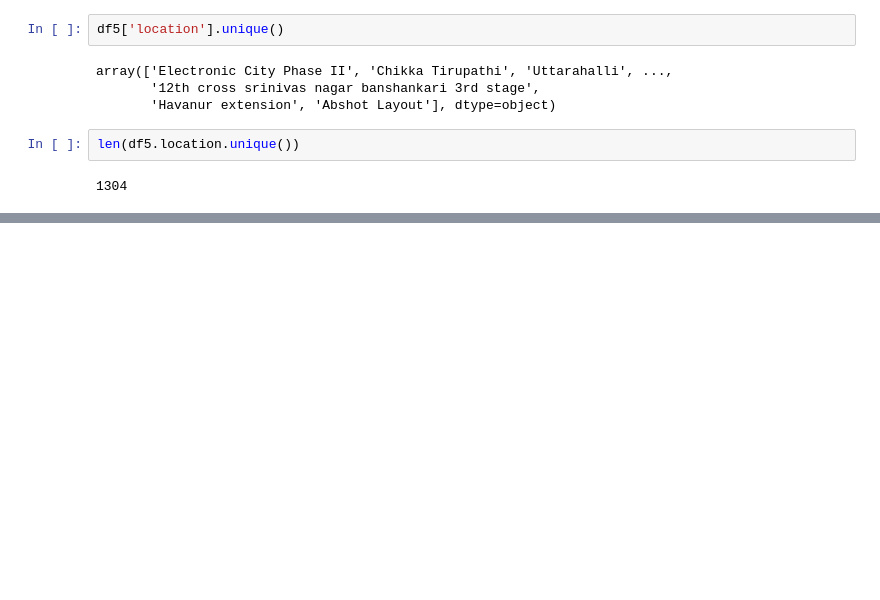
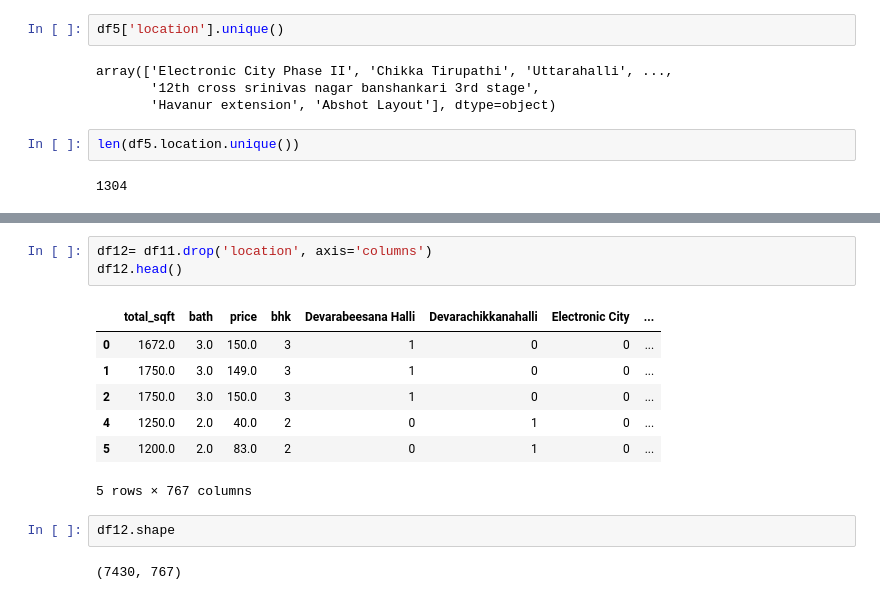
Before and after one commit to akakshat/Real-Estate-Price-Prediction, a Jupyter notebook: Real Estate Price Prediction.ipynb, the cells around one changed output, grey strips where cells are left out. Cells and saved outputs as stored; diff of their text form; blank space fills up the shorter version.

```diff
--- a/Real Estate Price Prediction.ipynb
+++ b/Real Estate Price Prediction.ipynb
@@ -363,0 +392,15 @@ df10.head()
+# %%
+df12= df11.drop('location', axis='columns')
+df12.head()
+# %% [output]
+|  | total_sqft | bath | price | bhk | Devarabeesana Halli | Devarachikkanahalli | Electronic City | ... |
+| 0 | 1672.0 | 3.0 | 150.0 | 3 | 1 | 0 | 0 | ... |
+| 1 | 1750.0 | 3.0 | 149.0 | 3 | 1 | 0 | 0 | ... |
+| 2 | 1750.0 | 3.0 | 150.0 | 3 | 1 | 0 | 0 | ... |
+| 4 | 1250.0 | 2.0 | 40.0 | 2 | 0 | 1 | 0 | ... |
+| 5 | 1200.0 | 2.0 | 83.0 | 2 | 0 | 1 | 0 | ... |
+5 rows × 767 columns
+# %%
+df12.shape
+# %% [output]
+(7430, 767)
```
Also changed, not shown: parts of 44 cells of this notebook.
